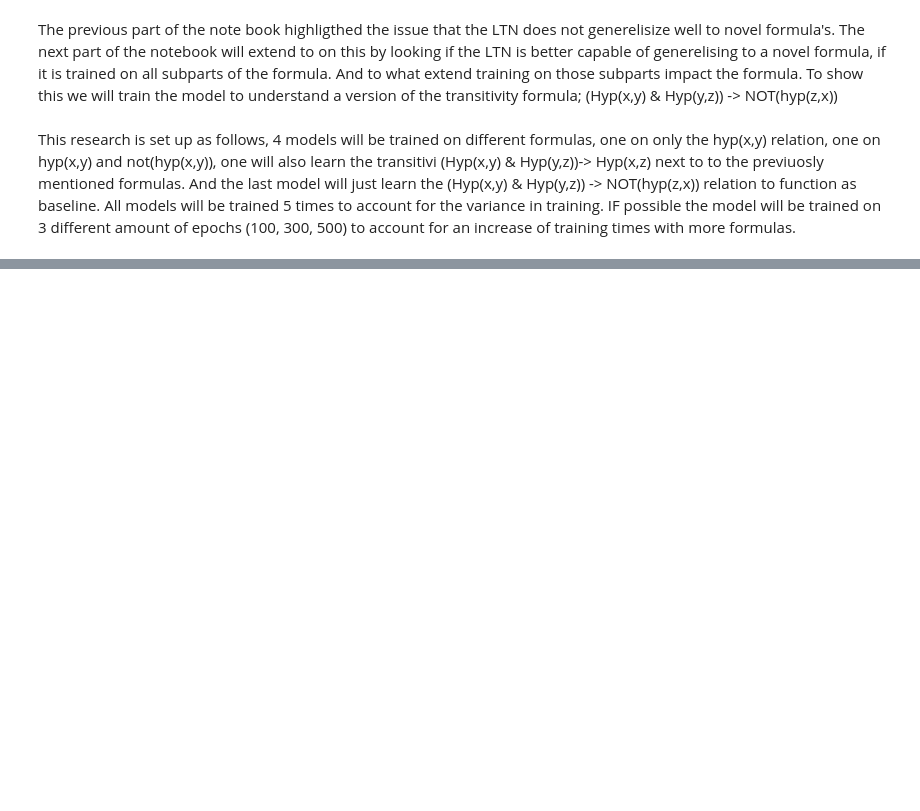
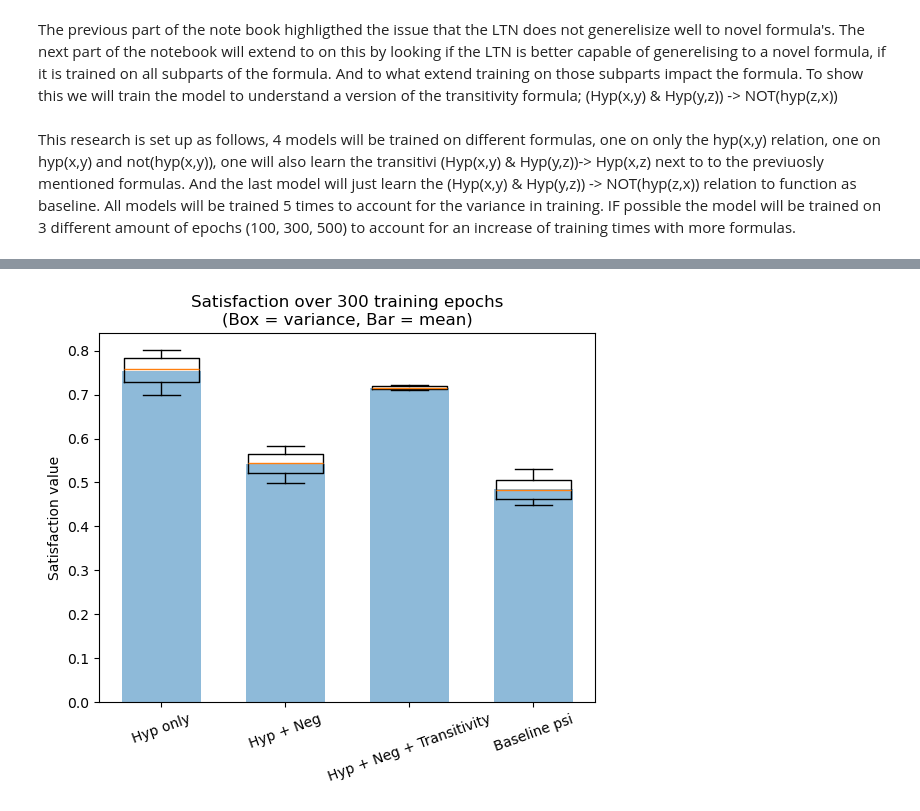
Before and after one commit to Knoerdin/Neuro-Sym, a Jupyter notebook: practical/code/Practical_Notebook_best_last.ipynb, the cells around one changed output, grey strips where cells are left out. Drawn from its saved outputs; the diff is of its cells as text; code cells hidden in the pictures; blank space fills up the shorter version.

```diff
--- a/practical/code/Practical_Notebook_best_last.ipynb
+++ b/practical/code/Practical_Notebook_best_last.ipynb
@@ -743,0 +1121,53 @@ plt.show()
+# %%
+import matplotlib.pyplot as plt
+import numpy as np
+
+def to_scalar_list(x):
+    return [v.detach().cpu().item() for v in x]
+
+hyp_only_vals = to_scalar_list(hyp_only)
+hyp_neg_only_vals = to_scalar_list(hyp_neg_only)
+hyp_neg_trans_vals = to_scalar_list(hyp_neg_transitivity)
+baseline_vals = to_scalar_list(baseline_psi)
+
+data = [
+    hyp_only_vals,
+    hyp_neg_only_vals,
+    hyp_neg_trans_vals,
+    baseline_vals
+]
+
+labels = [
+    'Hyp only',
+    'Hyp + Neg',
+    'Hyp + Neg + Transitivity',
+    'Baseline psi'
+]
+
+means = [np.mean(d) for d in data]
+positions = np.arange(1, len(data) + 1)
+
+plt.figure()
+
+# Boxplot
+plt.boxplot(
+    data,
+    positions=positions,
+    widths=0.6,
+    showfliers=True
+)
+
+# Mean bars (inside the boxes)
+plt.bar(
+    positions,
+    means,
+    width=0.632,
+    alpha=0.5,
+)
+
+plt.xticks(positions, labels, rotation=20)
+plt.ylabel('Satisfaction value')
+plt.title('Satisfaction over 300 training epochs\n(Box = variance, Bar = mean)')
+plt.show()
+# %% [output]
+[figure, added]
```
Also changed, not shown: parts of 24 cells of this notebook, 1 other file.
